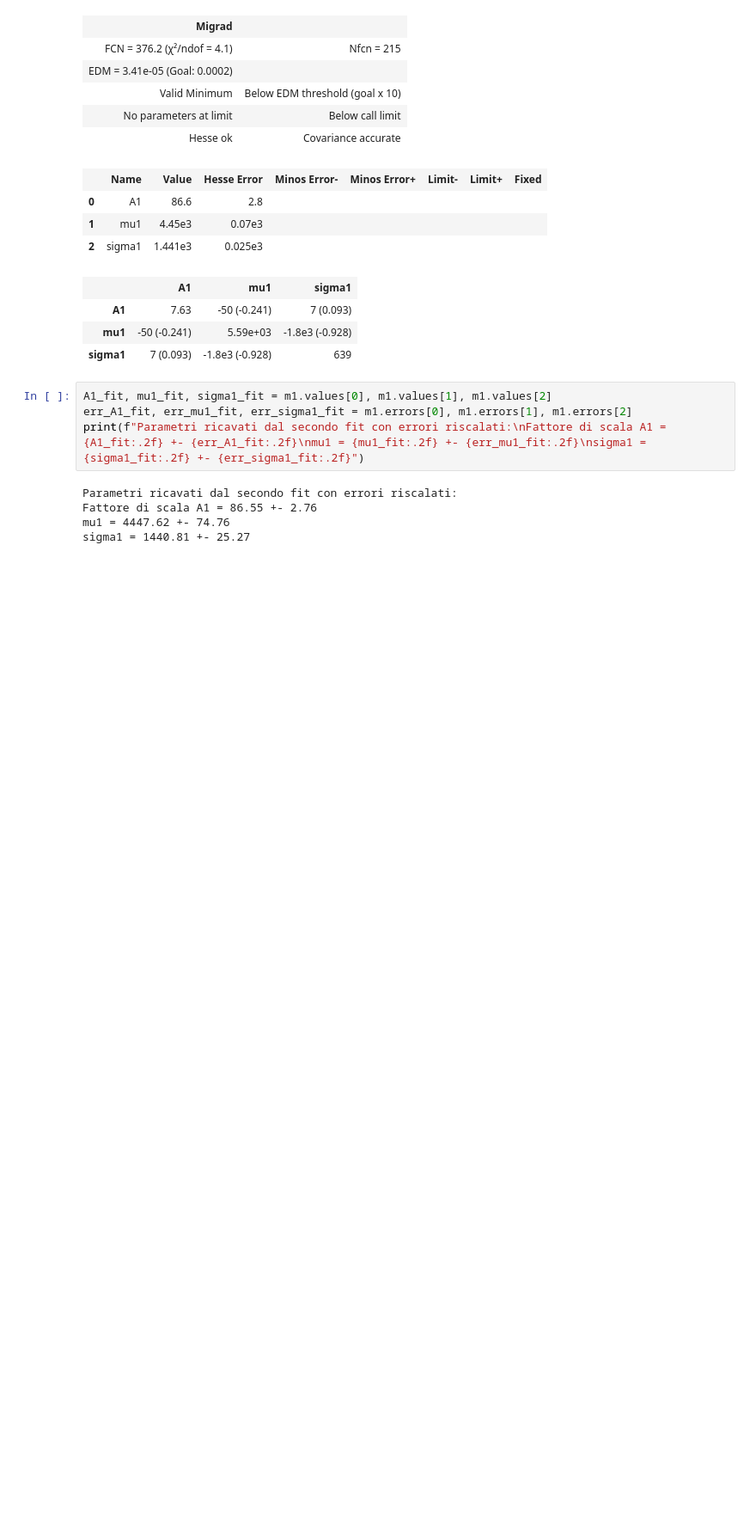
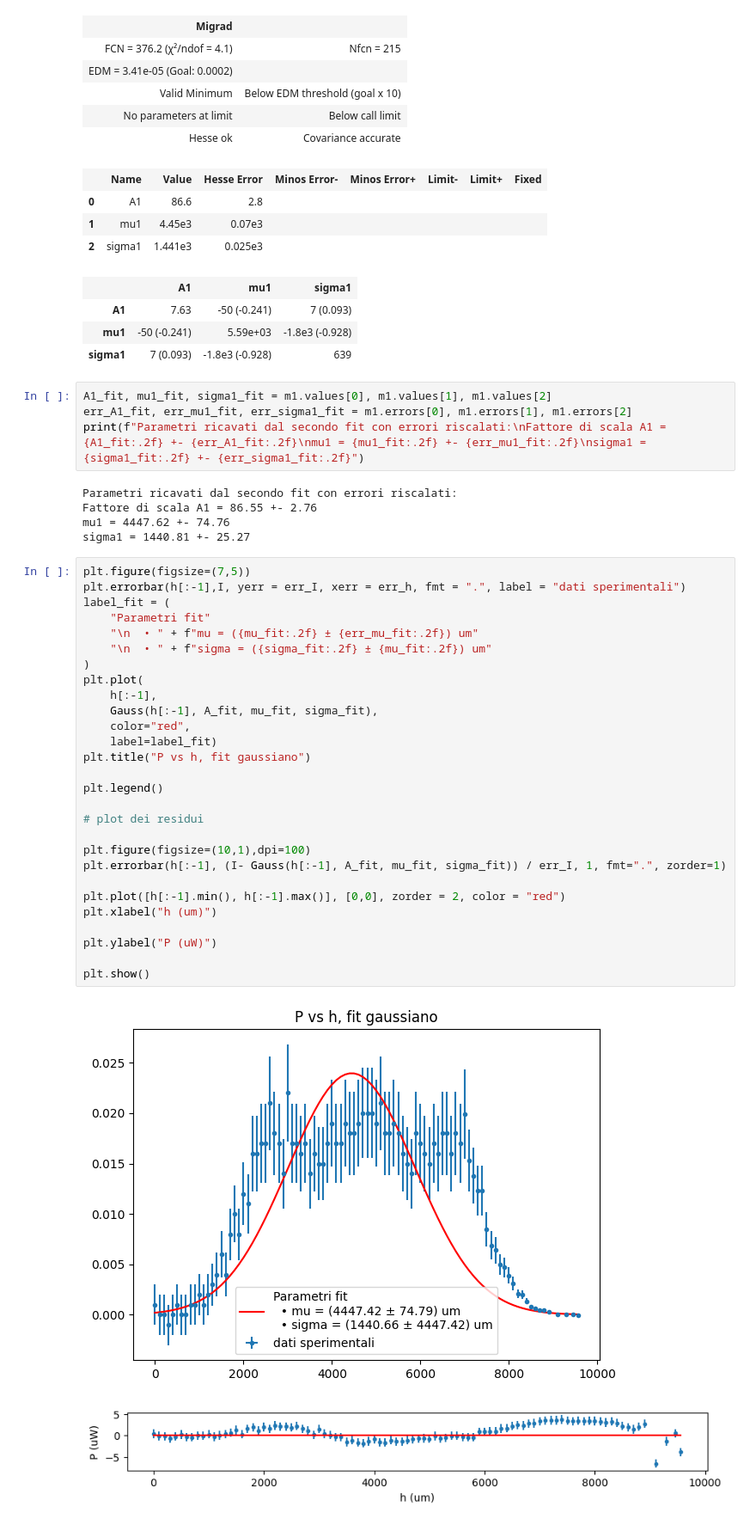
Before and after one commit to Dariomin/Lab4, a Jupyter notebook: distribuzione_spaziale.ipynb, the cells around one changed output. Shown: that part at 86% size. Cells and saved outputs as stored; diff of their text form; blank space fills up the shorter version.

```diff
--- a/distribuzione_spaziale.ipynb
+++ b/distribuzione_spaziale.ipynb
@@ -182,3 +182,34 @@ Parametri ricavati dal secondo fit con errori riscalati:
 Fattore di scala A1 = 86.55 +- 2.76
 mu1 = 4447.62 +- 74.76
 sigma1 = 1440.81 +- 25.27
+# %%
+plt.figure(figsize=(7,5))
+plt.errorbar(h[:-1],I, yerr = err_I, xerr = err_h, fmt = ".", label = "dati sperimentali")
+label_fit = (
+    "Parametri fit"
+    "\n  • " + f"mu = ({mu_fit:.2f} ± {err_mu_fit:.2f}) um"
+    "\n  • " + f"sigma = ({sigma_fit:.2f} ± {mu_fit:.2f}) um"
+)
+plt.plot(
+    h[:-1],
+    Gauss(h[:-1], A_fit, mu_fit, sigma_fit),
+    color="red",
+    label=label_fit)
+plt.title("P vs h, fit gaussiano")
+
+plt.legend()
+
+# plot dei residui
+
+plt.figure(figsize=(10,1),dpi=100)
+plt.errorbar(h[:-1], (I- Gauss(h[:-1], A_fit, mu_fit, sigma_fit)) / err_I, 1, fmt=".", zorder=1)
+
+plt.plot([h[:-1].min(), h[:-1].max()], [0,0], zorder = 2, color = "red")
+plt.xlabel("h (um)")
+
+plt.ylabel("P (uW)")
+
+plt.show()
+# %% [output]
+[figure, added]
+[figure, added]
```
